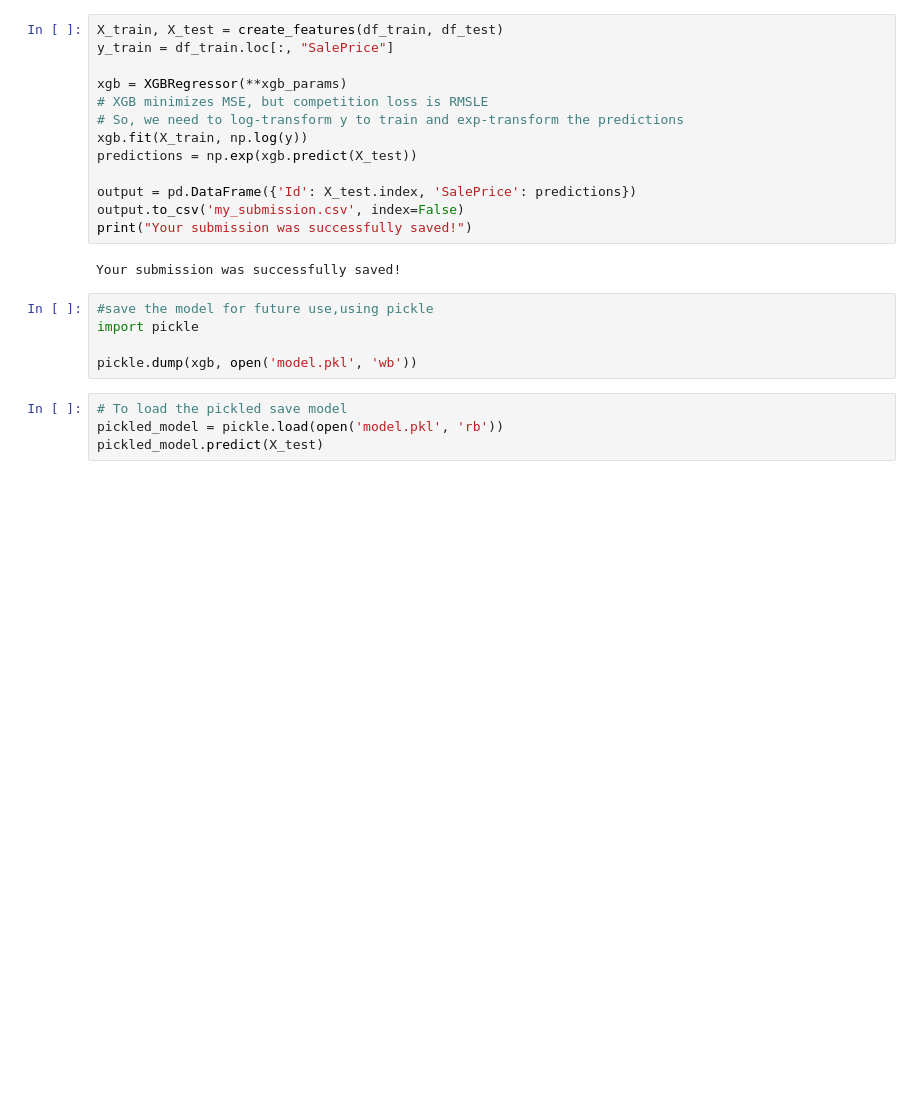
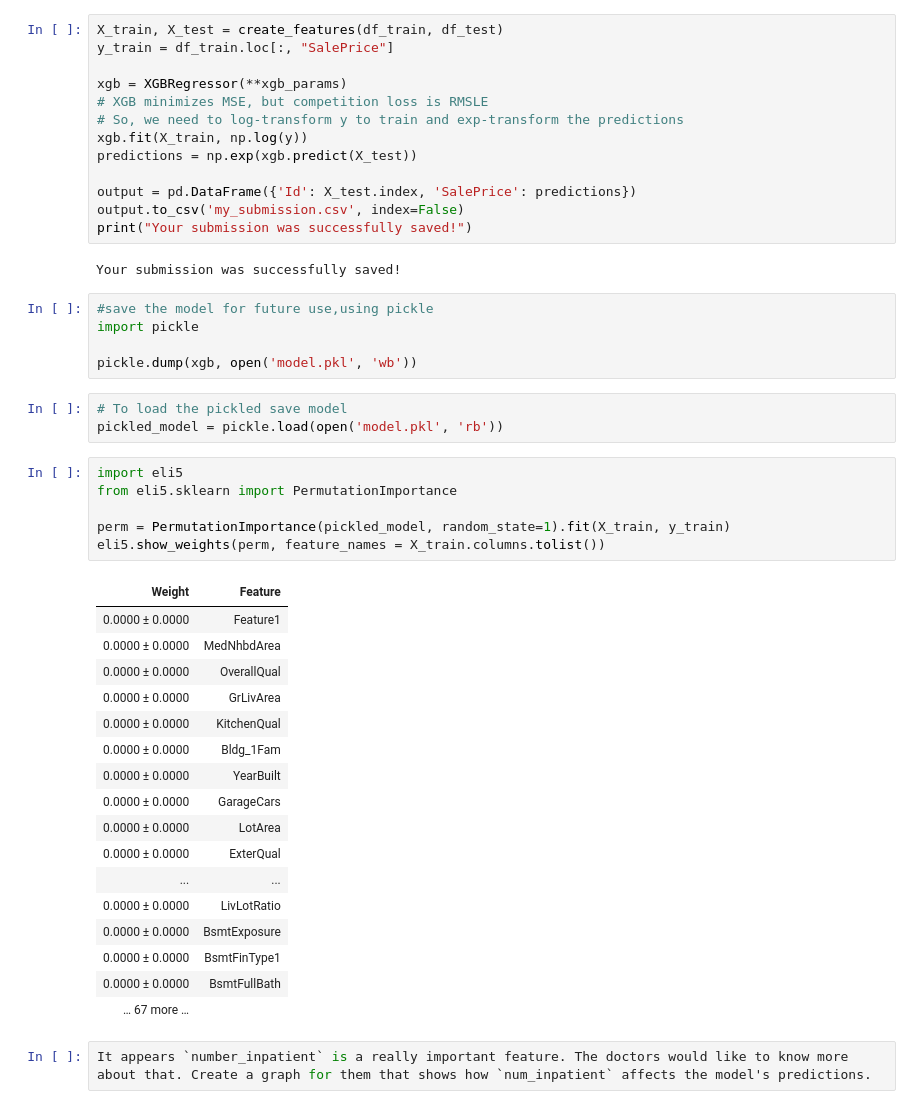
Before and after one commit to abolayo/DScience, a Jupyter notebook: kaggel/house_rework-V2.ipynb, the cells around one changed output. Cells and saved outputs as stored; diff of their text form; blank space fills up the shorter version.

Commit message:
model explain

```diff
--- a/kaggel/house_rework-V2.ipynb
+++ b/kaggel/house_rework-V2.ipynb
@@ -874,12 +874,37 @@ output.to_csv('my_submission.csv', index=False)
 print("Your submission was successfully saved!")
 # %% [output]
 Your submission was successfully saved!
-# %%
-#save the model for future use,using pickle
-import pickle
-
-pickle.dump(xgb, open('model.pkl', 'wb'))
-# %%
-# To load the pickled save model
-pickled_model = pickle.load(open('model.pkl', 'rb'))
-pickled_model.predict(X_test)
+# %%
+#save the model for future use,using pickle
+import pickle
+
+pickle.dump(xgb, open('model.pkl', 'wb'))
+# %%
+# To load the pickled save model
+pickled_model = pickle.load(open('model.pkl', 'rb'))
+# %%
+import eli5
+from eli5.sklearn import PermutationImportance
+
+perm = PermutationImportance(pickled_model, random_state=1).fit(X_train, y_train)
+eli5.show_weights(perm, feature_names = X_train.columns.tolist())
+# %% [output]
+| Weight | Feature |
+| 0.0000 ± 0.0000 | Feature1 |
+| 0.0000 ± 0.0000 | MedNhbdArea |
+| 0.0000 ± 0.0000 | OverallQual |
+| 0.0000 ± 0.0000 | GrLivArea |
+| 0.0000 ± 0.0000 | KitchenQual |
+| 0.0000 ± 0.0000 | Bldg_1Fam |
+| 0.0000 ± 0.0000 | YearBuilt |
+| 0.0000 ± 0.0000 | GarageCars |
+| 0.0000 ± 0.0000 | LotArea |
+| 0.0000 ± 0.0000 | ExterQual |
+| ... | ... |
+| 0.0000 ± 0.0000 | LivLotRatio |
+| 0.0000 ± 0.0000 | BsmtExposure |
+| 0.0000 ± 0.0000 | BsmtFinType1 |
+| 0.0000 ± 0.0000 | BsmtFullBath |
+| … 67 more … |  |
+# %%
+It appears `number_inpatient` is a really important feature. The doctors would like to know more about that. Create a graph for them that shows how `num_inpatient` affects the model's predictions.
```
Also changed, not shown: parts of 4 cells of this notebook, 6 other files.
